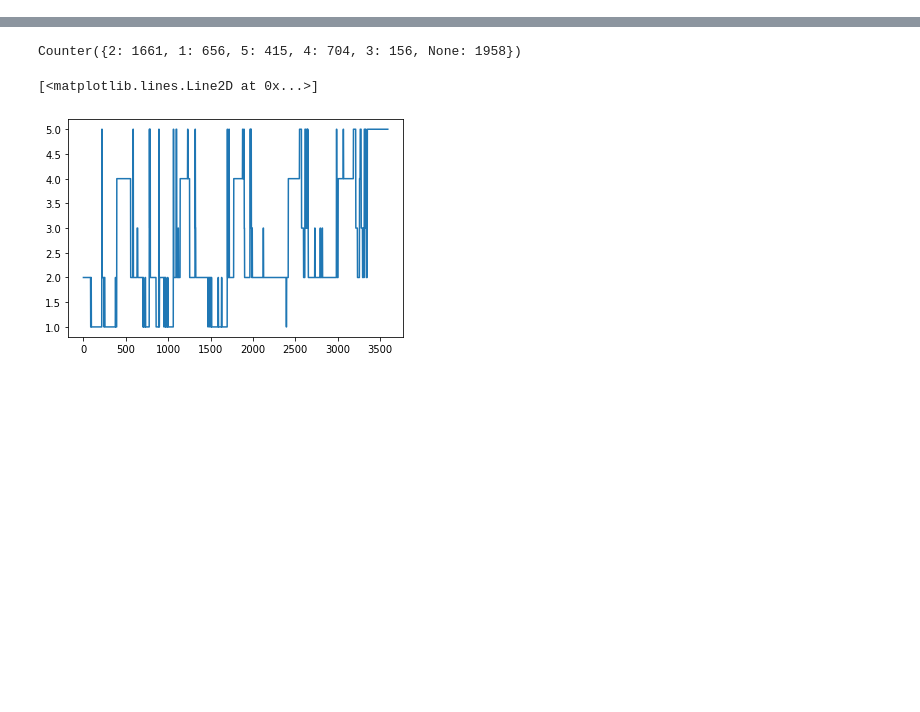
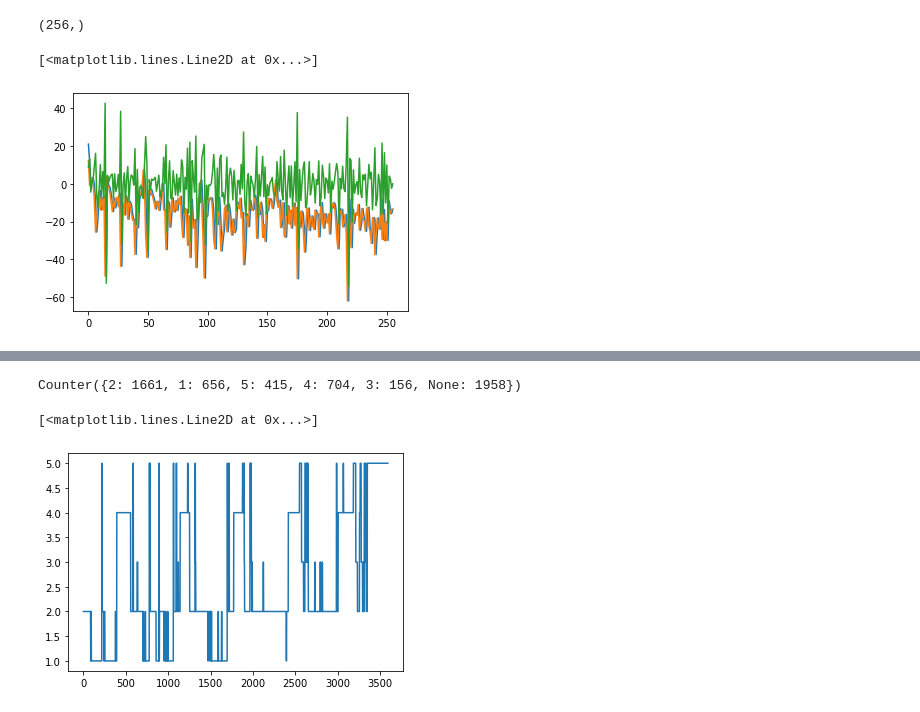
Before and after one commit to Taiki-jp/sleep_study, a Jupyter notebook: tmp.ipynb, the cells around one changed output, grey strips where cells are left out. Saved outputs shown, nothing was run; the diff lists cells and outputs as text; code cells hidden in the pictures; blank space fills up the shorter version.

```diff
--- a/tmp.ipynb
+++ b/tmp.ipynb
@@ -37,3 +49,15 @@ data = load_sleep_data.load_data(
+# %%
+import numpy as np
+_x = np.append(x[1:], x[-1])
+print(_x.shape)
+x_dif = x - _x
+plt.plot(x)
+plt.plot(_x)
+plt.plot(x_dif)
+# %% [output]
+(256,)
+[<matplotlib.lines.Line2D at 0x...>]
+[figure, added]
 # %%
 # グラフ描画のライブラリ
 import matplotlib.pyplot as plt
```
Also changed, not shown: parts of 7 cells of this notebook, 12 other files.
